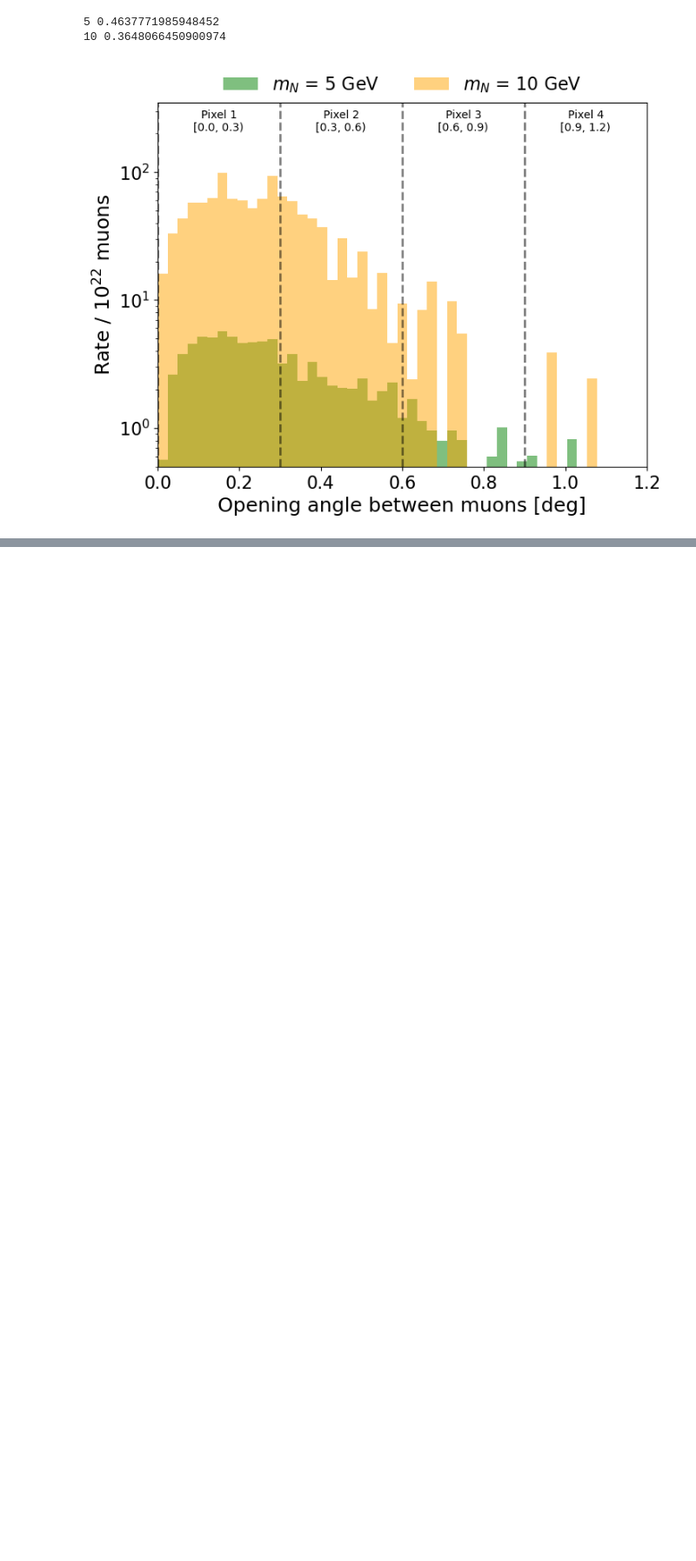
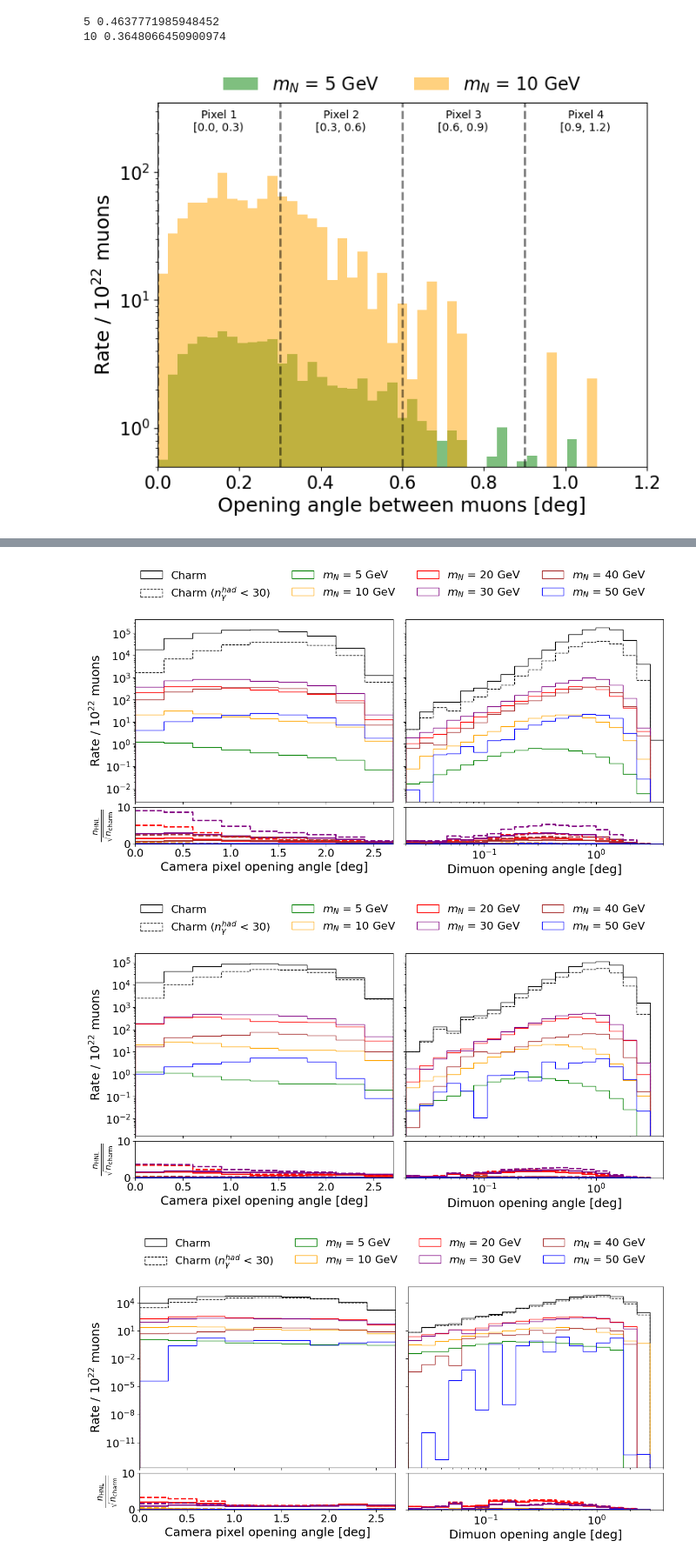
Before and after one commit to nickkamp1/NeutrinoFactoryHNL, a Jupyter notebook: Balloon.ipynb, the cells around one changed output, grey strips where cells are left out. Shown at 87% size. Drawn from its saved outputs; the diff is of its cells as text; code cells hidden in the pictures; blank space fills up the shorter version.

Commit message:
charm background with muon opening angle distribution on camera

```diff
--- a/Balloon.ipynb
+++ b/Balloon.ipynb
@@ -382,0 +394,45 @@ plt.show()
+# %%
+hnl_data = {}
+charm_data = {}
+masses = [5,10,20,30,40,50]
+colors = ['green', 'orange', 'red', 'purple', 'brown', 'blue']
+
+for det in [2,5,8]:
+    for mass in masses:
+        hnl_data[(det,mass)] = load_hnl(mass,file_tag="det%d_"%det)
+    charm_data[det] = load_charm(charm_dir = "data/scan_results_balloon_charm_det%d"%det)
+# %%
+op_true_bins = np.linspace(0,3,60,np.logspace(np.log10(0.02), np.log10(4.0), 20)   # deg
+op_reco_bins = np.arange(0,3,0.3)
+for det,ls in zip([2,5,8],['-','--',':']):
+    fig,ax = plt.subplots(2,2, figsize=(14,6), sharey="row", sharex="col", gridspec_kw={'width_ratios':[1,1],'height_ratios':[1,0.2]})
+    plt.subplots_adjust(hspace=0.05,wspace=0.05)
+    n_bkg_reco,_,_ = ax[0,0].hist(charm_data[det]["oncam_sep_deg"],bins=op_reco_bins,weights=charm_data[det]["weight"],color='black',histtype='step',label="Charm")
+    n_bkg_reco_cut,_,_ = ax[0,0].hist(charm_data[det]["oncam_sep_deg"],bins=op_reco_bins,weights=charm_data[det]["weight"]*(charm_data[det]["had_photons"]<30),color='black',histtype='step',ls="--",label=r"Charm ($n_\gamma^{had}$ < 30)")
+    n_bkg_true,_,_ = ax[0,1].hist(charm_data[det]["opening_deg"],bins=op_true_bins,weights=charm_data[det]["weight"],color='black',histtype='step')
+    n_bkg_true_cut,_,_ = ax[0,1].hist(charm_data[det]["opening_deg"],bins=op_true_bins,weights=charm_data[det]["weight"]*(charm_data[det]["had_photons"]<30),color='black',histtype='step',ls="--")
+    for mass,color in zip(masses,colors):
+        n_sig_reco,_,_ = ax[0,0].hist(hnl_data[(det,mass)]["oncam_sep_deg"],bins=op_reco_bins,weights=hnl_data[(det,mass)]["weight"],color=color,histtype='step',label=r"$m_N$ = %d GeV"%mass)
+        n_sig_true,_,_ = ax[0,1].hist(hnl_data[(det,mass)]["opening_deg"],bins=op_true_bins,weights=hnl_data[(det,mass)]["weight"],color=color,histtype='step',label=r"$m_N$ = %d GeV"%mass)
+        ax[1,0].step(op_reco_bins,np.append(n_sig_reco/np.sqrt(n_bkg_reco),0),where='post',color=color)
+        ax[1,1].step(op_true_bins,np.append(n_sig_true/np.sqrt(n_bkg_true),0),where='post',color=color)
+        ax[1,0].step(op_reco_bins,np.append(n_sig_reco/np.sqrt(n_bkg_reco_cut),0),where='post',color=color,ls="--")
+        ax[1,1].step(op_true_bins,np.append(n_sig_true/np.sqrt(n_bkg_true_cut),0),where='post',color=color,ls="--")
+    ax[0,0].semilogy()
+    ax[0,0].set_ylabel("Rate / $10^{22}$ muons")
+    ax[0,1].loglog()
+    ax[1,0].set_ylabel(r"$\frac{n_{\rm HNL}}{\sqrt{n_{\rm charm}}}$")
+    #ax[1,0].semilogy()
+    ax[1,0].grid(True,axis='y')
+    ax[1,0].set_xlim(op_reco_bins[0],op_reco_bins[-1])
+    ax[1,0].set_ylim(0,10)
+    ax[1,0].set_xlabel("Camera pixel opening angle [deg]")
+    ax[1,1].grid(True,axis='y')
+    ax[1,1].set_xlim(op_true_bins[0],op_true_bins[-1])
+    ax[1,1].set_xlabel("Dimuon opening angle [deg]")
+    ax[0,0].legend(ncol=4,bbox_to_anchor=(1,1.3), loc='upper center', borderaxespad=0.1)
+    plt.show()
+# %% [output]
+[figure, added]
+[figure, added]
+[figure, added]
```
Also changed, not shown: parts of 4 cells of this notebook, 14 other files.
